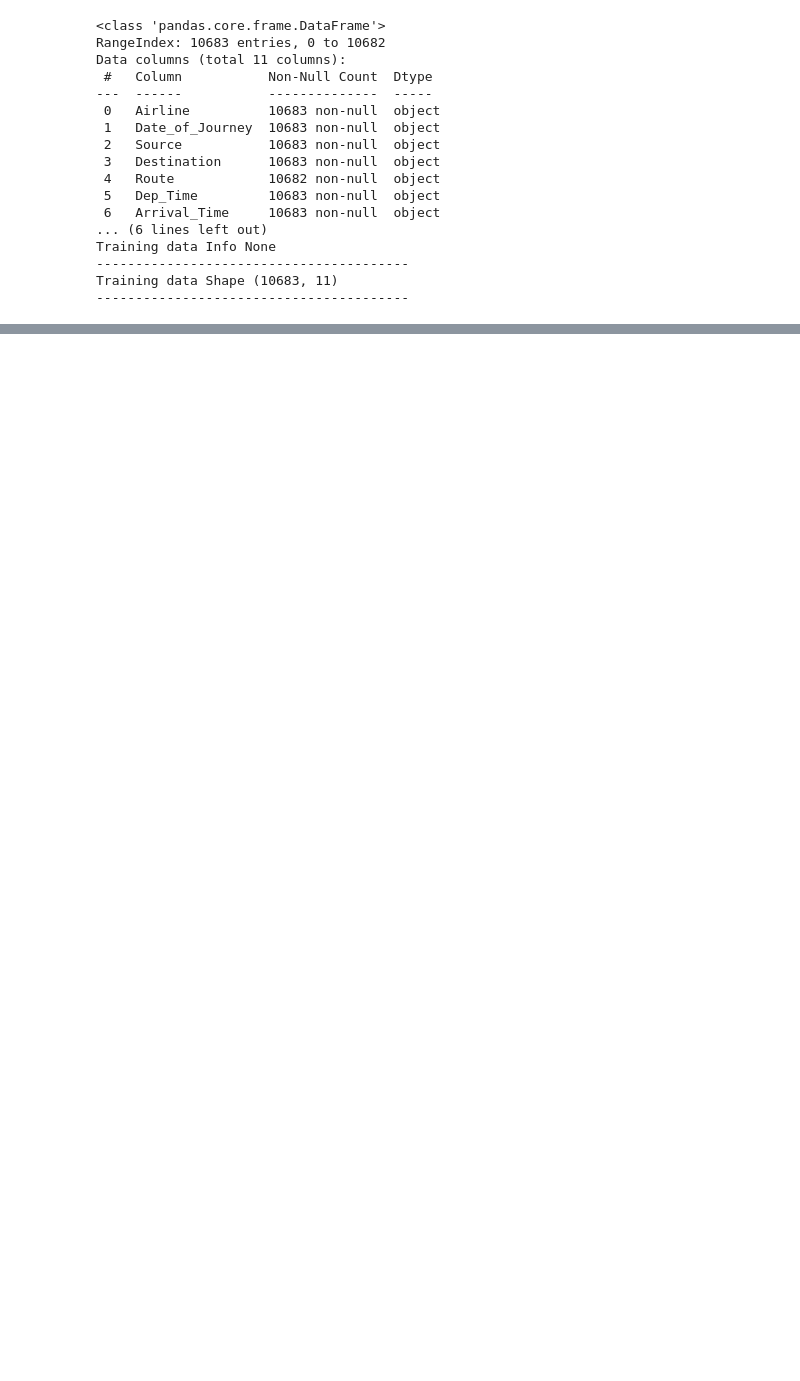
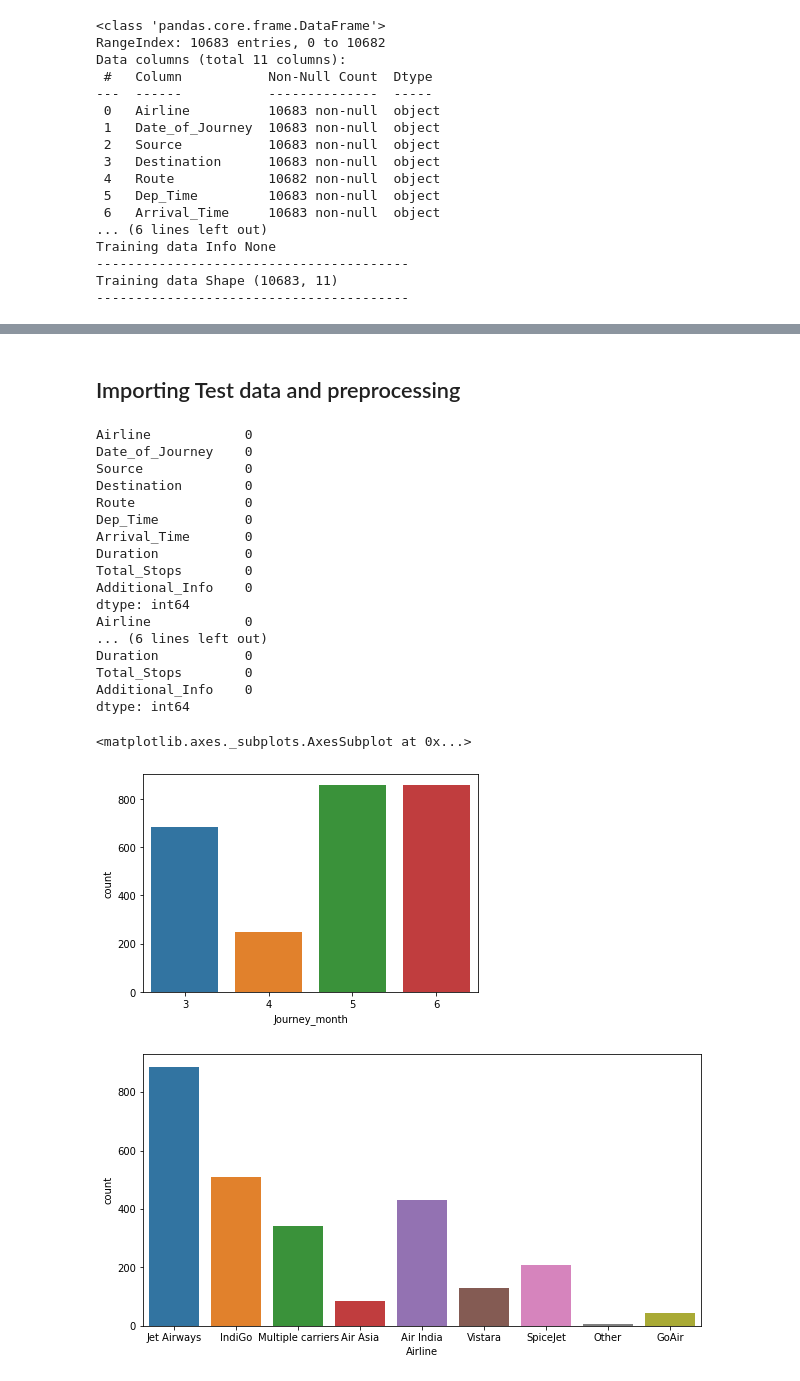
Before and after one commit to kompellaanirudh/FlightPricePrediction, a Jupyter notebook: AirlineFarePrediction.ipynb, the cells around one changed output, grey strips where cells are left out. Drawn from its saved outputs; the diff is of its cells as text; code cells hidden in the pictures; blank space fills up the shorter version.

Commit message:
Predicts fare for training and test data

```diff
--- a/AirlineFarePrediction.ipynb
+++ b/AirlineFarePrediction.ipynb
@@ -163,0 +271,61 @@ sns.countplot(data=training_data,x="Airline")
+# %% [markdown]
+ ## Importing Test data and preprocessing
+# %%
+test_data=pd.read_excel('testDataset.xlsx')
+print(test_data.isnull().sum())
+test_data.dropna(inplace= True)
+test_data['Additional_Info'].value_counts()
+print(test_data.isnull().sum())
+test_data["Additional_Info"] = test_data["Additional_Info"].replace({'No Info':'No info',
+                                                                             '2 Long layover':'Other',
+                                                                             'Red-eye flight':'Other',
+                                                                             '1 Short layover':'Other'})
+
+test_data["Additional_Info"].value_counts()
+test_data.drop_duplicates(inplace=True,keep='first')
+test_data.isnull().sum()
+test_data["Journey_day"] = pd.to_datetime(test_data.Date_of_Journey,format='%d/%m/%Y').dt.day
+test_data["Journey_month"] = pd.to_datetime(test_data.Date_of_Journey,format='%d/%m/%Y').dt.month
+test_data["Departure_hour"] = pd.to_datetime(test_data.Dep_Time).dt.hour
+test_data["Departure_minute"] = pd.to_datetime(test_data.Dep_Time).dt.minute
+test_data["Arrival_hour"] = pd.to_datetime(test_data.Arrival_Time).dt.hour
+test_data["Arrival_minute"] = pd.to_datetime(test_data.Arrival_Time).dt.minute
+test_data.drop(['Dep_Time'],axis=1,inplace=True)
+test_data.drop(['Arrival_Time'],axis=1,inplace=True)
+test_data.drop(['Date_of_Journey'],axis=1,inplace=True)
+test_data.head()
+test_data["Duration_minutes"]= test_data.Duration.str.replace("h", '*60').str.replace(' ','+').str.replace('m','').apply(eval)
+test_data["Duration_minutes"]
+test_data.drop('Duration',axis=1,inplace=True)
+test_data.Total_Stops.value_counts().sum
+test_data["Stops"] = test_data['Total_Stops'].replace(['non-stop','1 stop','2 stops','3 stops','4 stops'],[0,1,2,3,4],inplace=True)
+test_data["Airline"].value_counts().sum
+test_data["Airline"].replace({'Multiple carriers Premium economy':'Other',
+                                                        'Jet Airways Business':'Other',
+                                                        'Vistara Premium economy':'Other',
+                                                        'Trujet':'Other'},inplace=True)
+
+sns.countplot(x="Journey_month",data=test_data)
+plt.figure(figsize=(10,5))
+sns.countplot(data=test_data,x="Airline")
+# %% [output]
+Airline            0
+Date_of_Journey    0
+Source             0
+Destination        0
+Route              0
+Dep_Time           0
+Arrival_Time       0
+Duration           0
+Total_Stops        0
+Additional_Info    0
+dtype: int64
+Airline            0
+... (6 lines left out)
+Duration           0
+Total_Stops        0
+Additional_Info    0
+dtype: int64
+<matplotlib.axes._subplots.AxesSubplot at 0x...>
+[figure, added]
+[figure, added]
```
Also changed, not shown: parts of 69 cells of this notebook.
